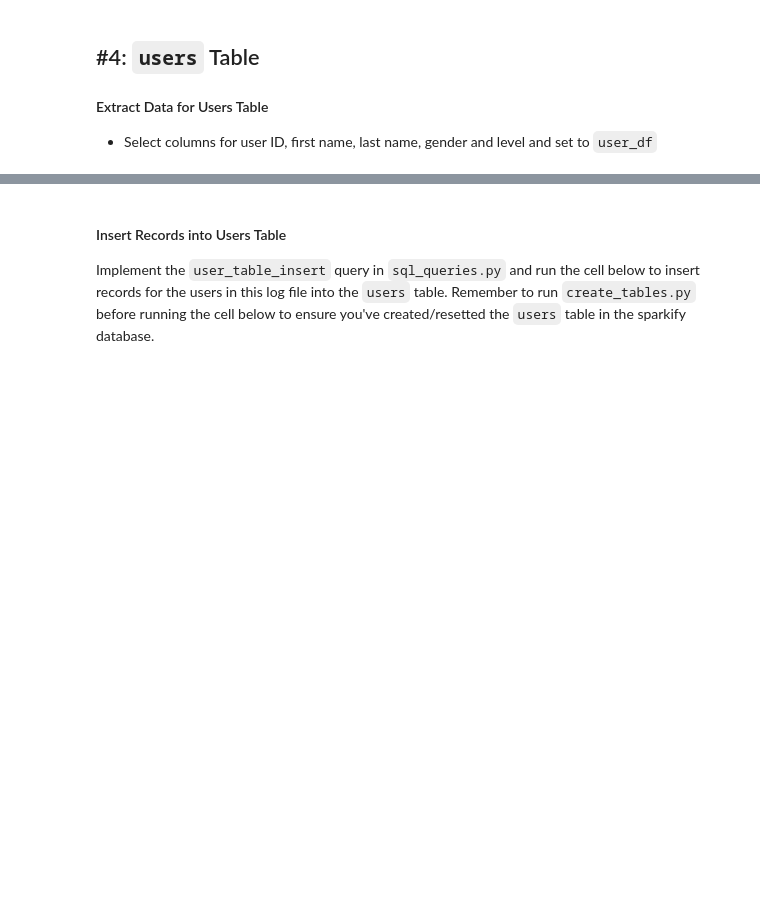
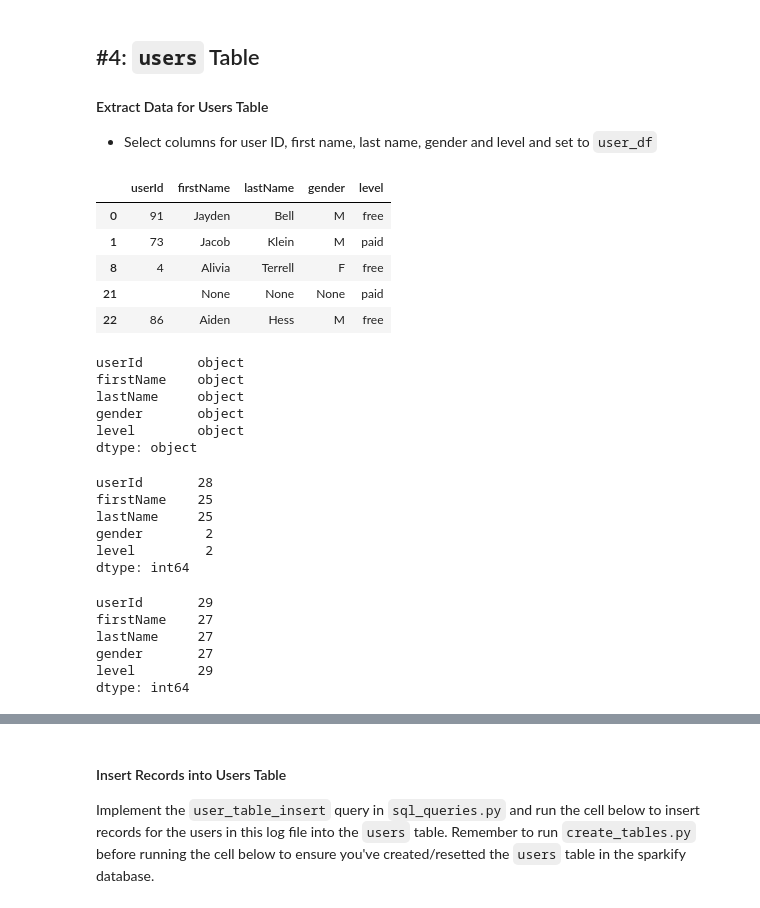
Before and after one commit to shweta-29/Udacity, a Jupyter notebook: etl.ipynb, the cells around one changed output, grey strips where cells are left out. Saved outputs shown, nothing was run; the diff lists cells and outputs as text; code cells hidden in the pictures; blank space fills up the shorter version.

```diff
--- a/etl.ipynb
+++ b/etl.ipynb
@@ -195,0 +192,36 @@ Run `test.ipynb` to see if you've successfully added records to this table.
+# %%
+user_df.head()
+# %% [output]
+|  | userId | firstName | lastName | gender | level |
+| 0 | 91 | Jayden | Bell | M | free |
+| 1 | 73 | Jacob | Klein | M | paid |
+| 8 | 4 | Alivia | Terrell | F | free |
+| 21 |  | None | None | None | paid |
+| 22 | 86 | Aiden | Hess | M | free |
+# %%
+user_df.dtypes
+# %% [output]
+userId       object
+firstName    object
+lastName     object
+gender       object
+level        object
+dtype: object
+# %%
+user_df.nunique()
+# %% [output]
+userId       28
+firstName    25
+lastName     25
+gender        2
+level         2
+dtype: int64
+# %%
+user_df.count()
+# %% [output]
+userId       29
+firstName    27
+lastName     27
+gender       27
+level        29
+dtype: int64
```
Also changed, not shown: parts of 34 cells of this notebook, 1 other file.
